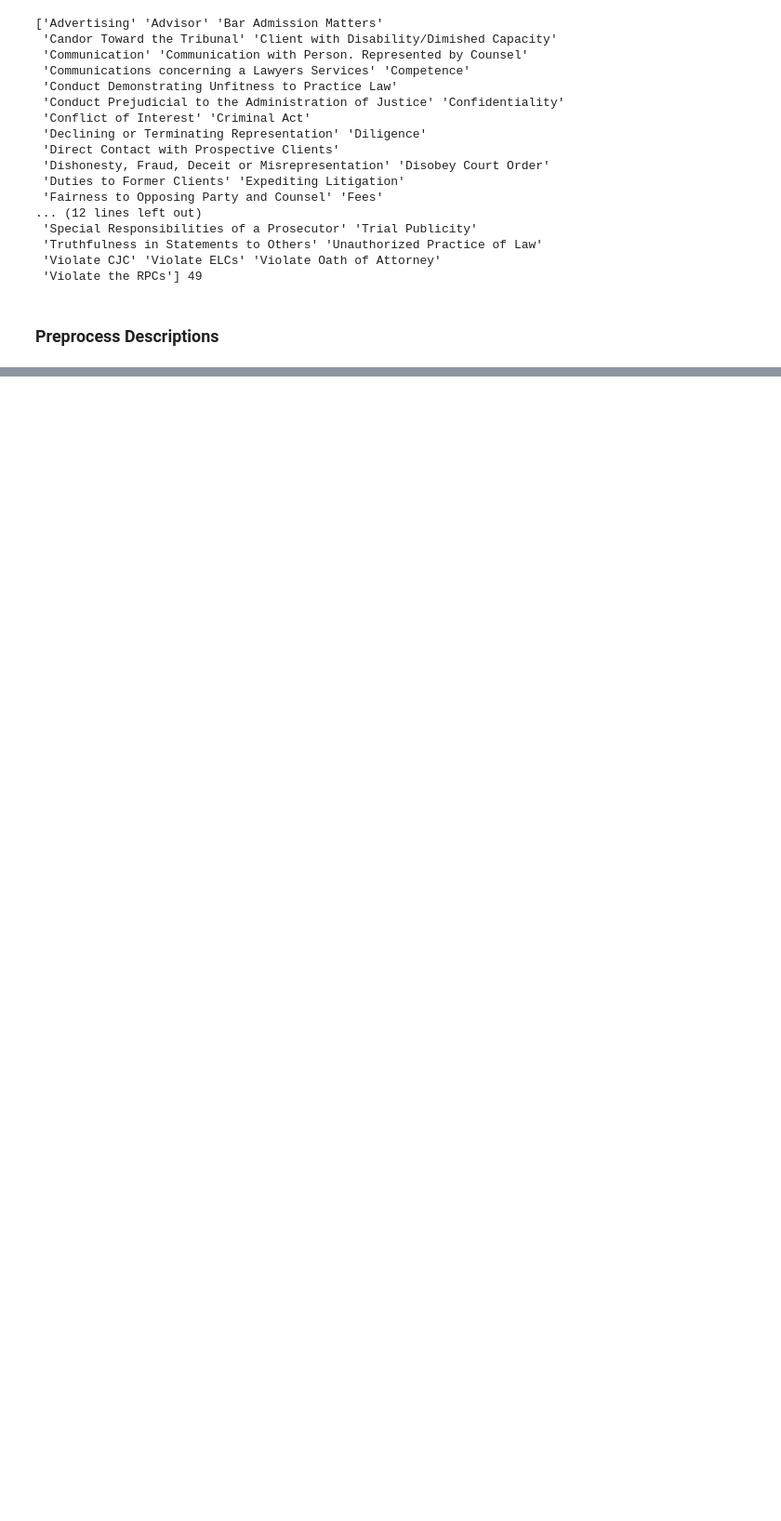
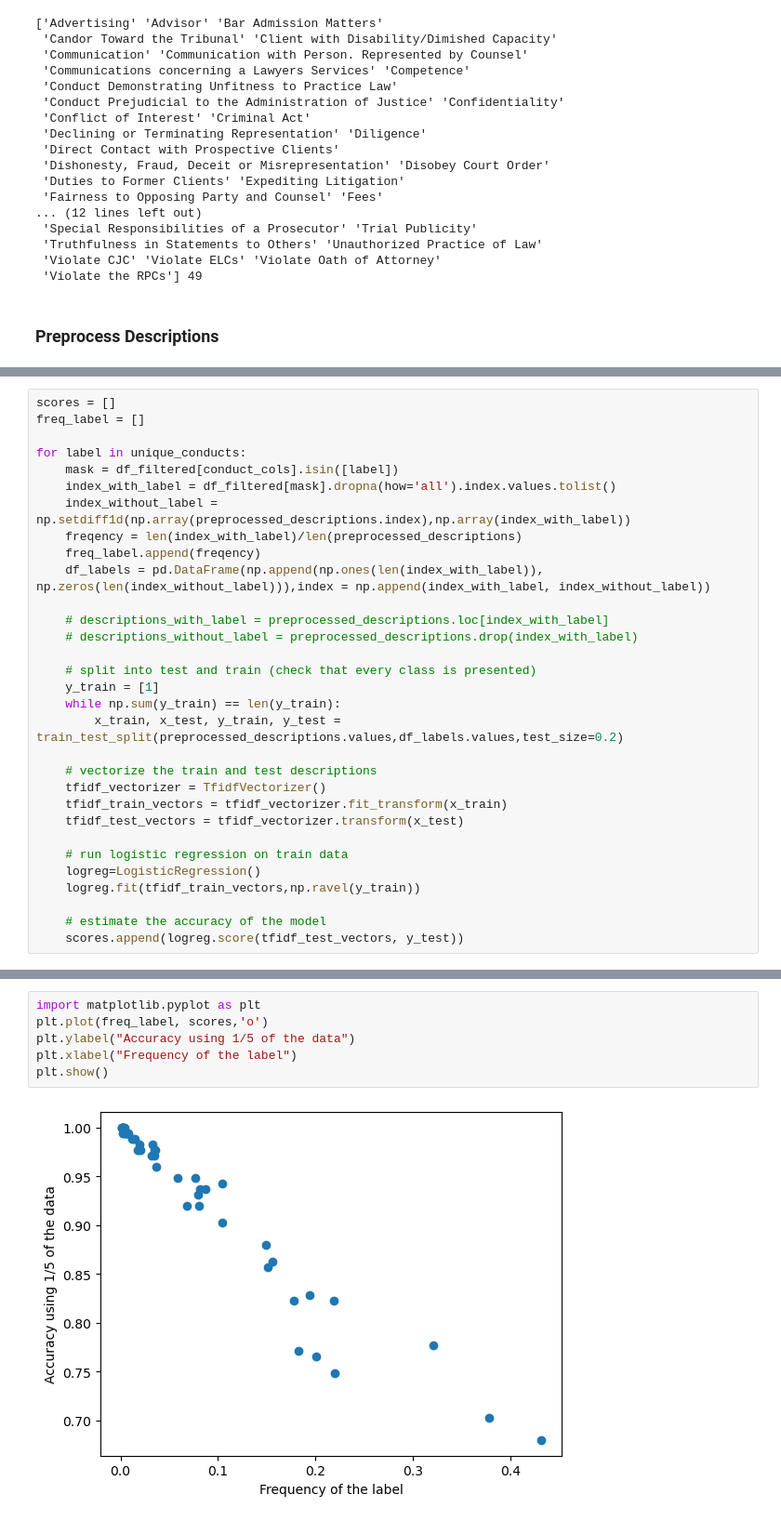
Before and after one commit to majkevh/misconduct-lawyers, a Jupyter notebook: pipeline.ipynb, the cells around one changed output, grey strips where cells are left out. Shown at 93% size. Saved outputs shown, nothing was run; the diff lists cells and outputs as text; blank space fills up the shorter version.

```diff
--- a/pipeline.ipynb
+++ b/pipeline.ipynb
@@ -99,0 +93,31 @@ Name: Description, Length: 872, dtype: object
+# %%
+scores = []
+freq_label = []
+
+for label in unique_conducts:
+    mask = df_filtered[conduct_cols].isin([label])
+    index_with_label = df_filtered[mask].dropna(how='all').index.values.tolist()
+    index_without_label = np.setdiff1d(np.array(preprocessed_descriptions.index),np.array(index_with_label))
+    freqency = len(index_with_label)/len(preprocessed_descriptions)
+    freq_label.append(freqency)
+    df_labels = pd.DataFrame(np.append(np.ones(len(index_with_label)), np.zeros(len(index_without_label))),index = np.append(index_with_label, index_without_label))
+
+    # descriptions_with_label = preprocessed_descriptions.loc[index_with_label]
+    # descriptions_without_label = preprocessed_descriptions.drop(index_with_label)
+
+    # split into test and train (check that every class is presented)
+    y_train = [1]
+    while np.sum(y_train) == len(y_train):
+        x_train, x_test, y_train, y_test = train_test_split(preprocessed_descriptions.values,df_labels.values,test_size=0.2)
+
+    # vectorize the train and test descriptions
+    tfidf_vectorizer = TfidfVectorizer()
+    tfidf_train_vectors = tfidf_vectorizer.fit_transform(x_train)
+    tfidf_test_vectors = tfidf_vectorizer.transform(x_test)
+
+    # run logistic regression on train data
+    logreg=LogisticRegression()
+    logreg.fit(tfidf_train_vectors,np.ravel(y_train))
+
+    # estimate the accuracy of the model
+    scores.append(logreg.score(tfidf_test_vectors, y_test))
@@ -99,0 +126,8 @@ Name: Description, Length: 872, dtype: object
+# %%
+import matplotlib.pyplot as plt
+plt.plot(freq_label, scores,'o')
+plt.ylabel("Accuracy using 1/5 of the data")
+plt.xlabel("Frequency of the label")
+plt.show()
+# %% [output]
+[figure, added]
```
Also changed, not shown: parts of 5 cells of this notebook.
